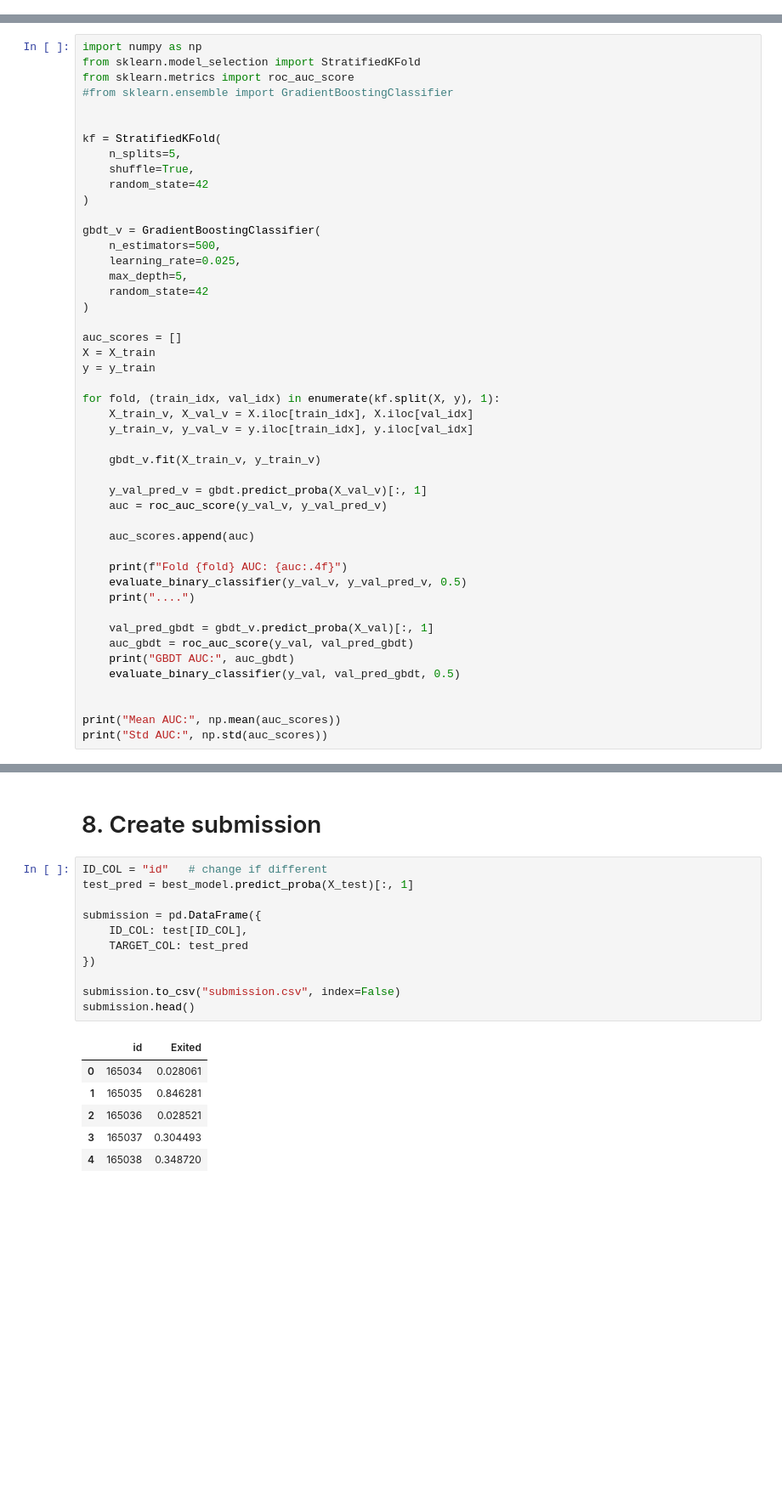
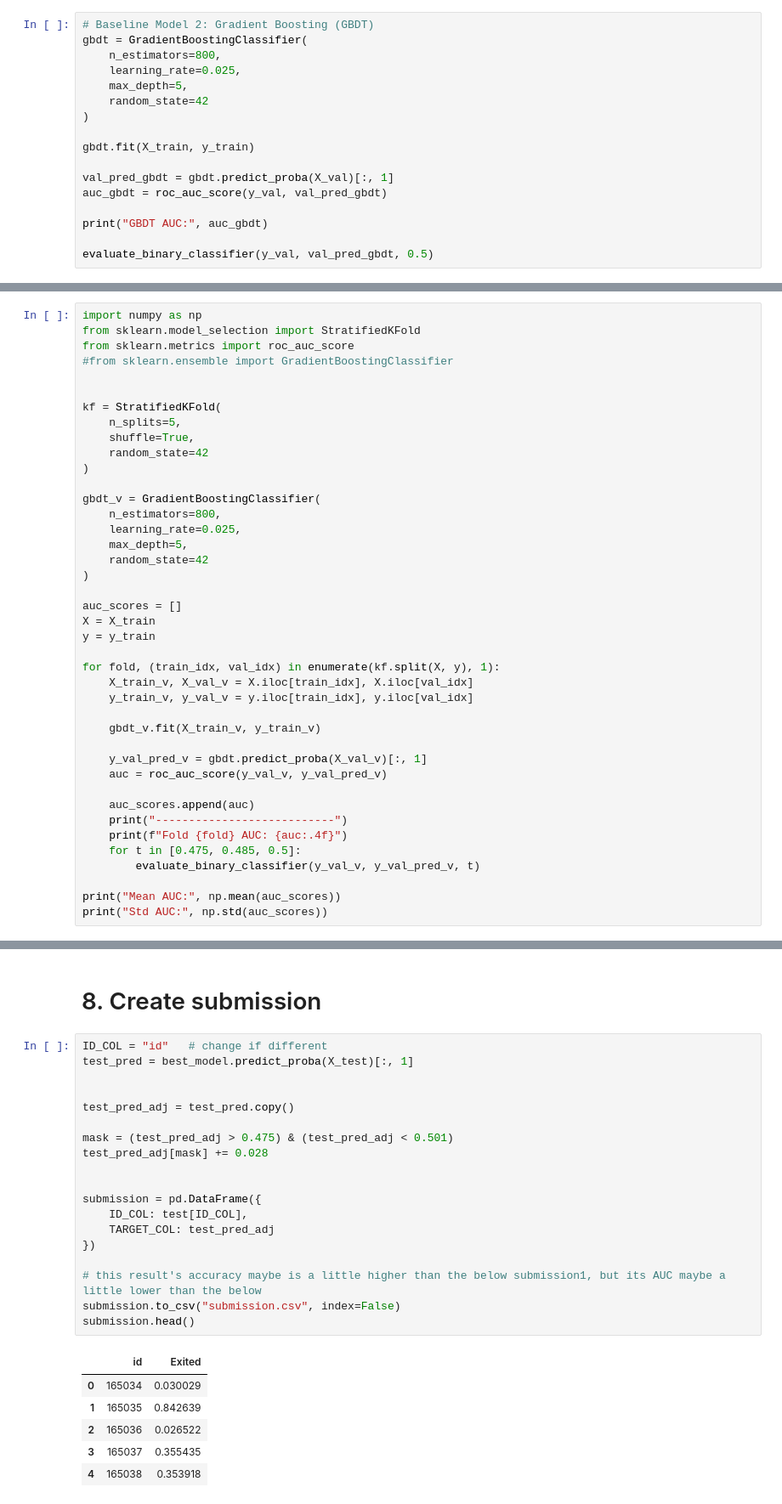
Before and after one commit to wangleboro/churn-prediction-gbdt, a Jupyter notebook: churn-prediction-gbdt.ipynb, the cells around one changed output, grey strips where cells are left out. Shown at 85% size. Drawn from its saved outputs; the diff is of its cells as text; blank space fills up the shorter version.

```diff
--- a/churn-prediction-gbdt.ipynb
+++ b/churn-prediction-gbdt.ipynb
@@ -429,0 +390,17 @@ evaluate_binary_classifier(y_val, val_pred_gbdt, 0.5)
+# %%
+# Baseline Model 2: Gradient Boosting (GBDT)
+gbdt = GradientBoostingClassifier(
+    n_estimators=800,
+    learning_rate=0.025,
+    max_depth=5,
+    random_state=42
+)
+
+gbdt.fit(X_train, y_train)
+
+val_pred_gbdt = gbdt.predict_proba(X_val)[:, 1]
+auc_gbdt = roc_auc_score(y_val, val_pred_gbdt)
+
+print("GBDT AUC:", auc_gbdt)
+
+evaluate_binary_classifier(y_val, val_pred_gbdt, 0.5)
@@ -451,7 +455,7 @@ kf = StratifiedKFold(
 )
 
 gbdt_v = GradientBoostingClassifier(
-    n_estimators=500,
+    n_estimators=800,
     learning_rate=0.025,
     max_depth=5,
     random_state=42
@@ -471,16 +475,10 @@ for fold, (train_idx, val_idx) in enumerate(kf.split(X, y), 1):
     auc = roc_auc_score(y_val_v, y_val_pred_v)
 
     auc_scores.append(auc)
-
+    print("---------------------------")
     print(f"Fold {fold} AUC: {auc:.4f}")
-    evaluate_binary_classifier(y_val_v, y_val_pred_v, 0.5)
-    print("....")
-
-    val_pred_gbdt = gbdt_v.predict_proba(X_val)[:, 1]
-    auc_gbdt = roc_auc_score(y_val, val_pred_gbdt)
-    print("GBDT AUC:", auc_gbdt)
-    evaluate_binary_classifier(y_val, val_pred_gbdt, 0.5)
-
+    for t in [0.475, 0.485, 0.5]:
+        evaluate_binary_classifier(y_val_v, y_val_pred_v, t)
 
 print("Mean AUC:", np.mean(auc_scores))
 print("Std AUC:", np.std(auc_scores))
@@ -546,18 +529,26 @@ dtype: float64
 # %%
 ID_COL = "id"   # change if different
 test_pred = best_model.predict_proba(X_test)[:, 1]
 
+
+test_pred_adj = test_pred.copy()
+
+mask = (test_pred_adj > 0.475) & (test_pred_adj < 0.501)
+test_pred_adj[mask] += 0.028
+
+
 submission = pd.DataFrame({
     ID_COL: test[ID_COL],
-    TARGET_COL: test_pred
+    TARGET_COL: test_pred_adj
 })
 
+# this result's accuracy maybe is a little higher than the below submission1, but its AUC maybe a little lower than the below
 submission.to_csv("submission.csv", index=False)
 submission.head()
 # %% [output]
 |  | id | Exited |
-| 0 | 165034 | 0.028061 |
-| 1 | 165035 | 0.846281 |
-| 2 | 165036 | 0.028521 |
-| 3 | 165037 | 0.304493 |
-| 4 | 165038 | 0.348720 |
+| 0 | 165034 | 0.030029 |
+| 1 | 165035 | 0.842639 |
+| 2 | 165036 | 0.026522 |
+| 3 | 165037 | 0.355435 |
+| 4 | 165038 | 0.353918 |
```
Also changed, not shown: parts of 30 cells of this notebook.
